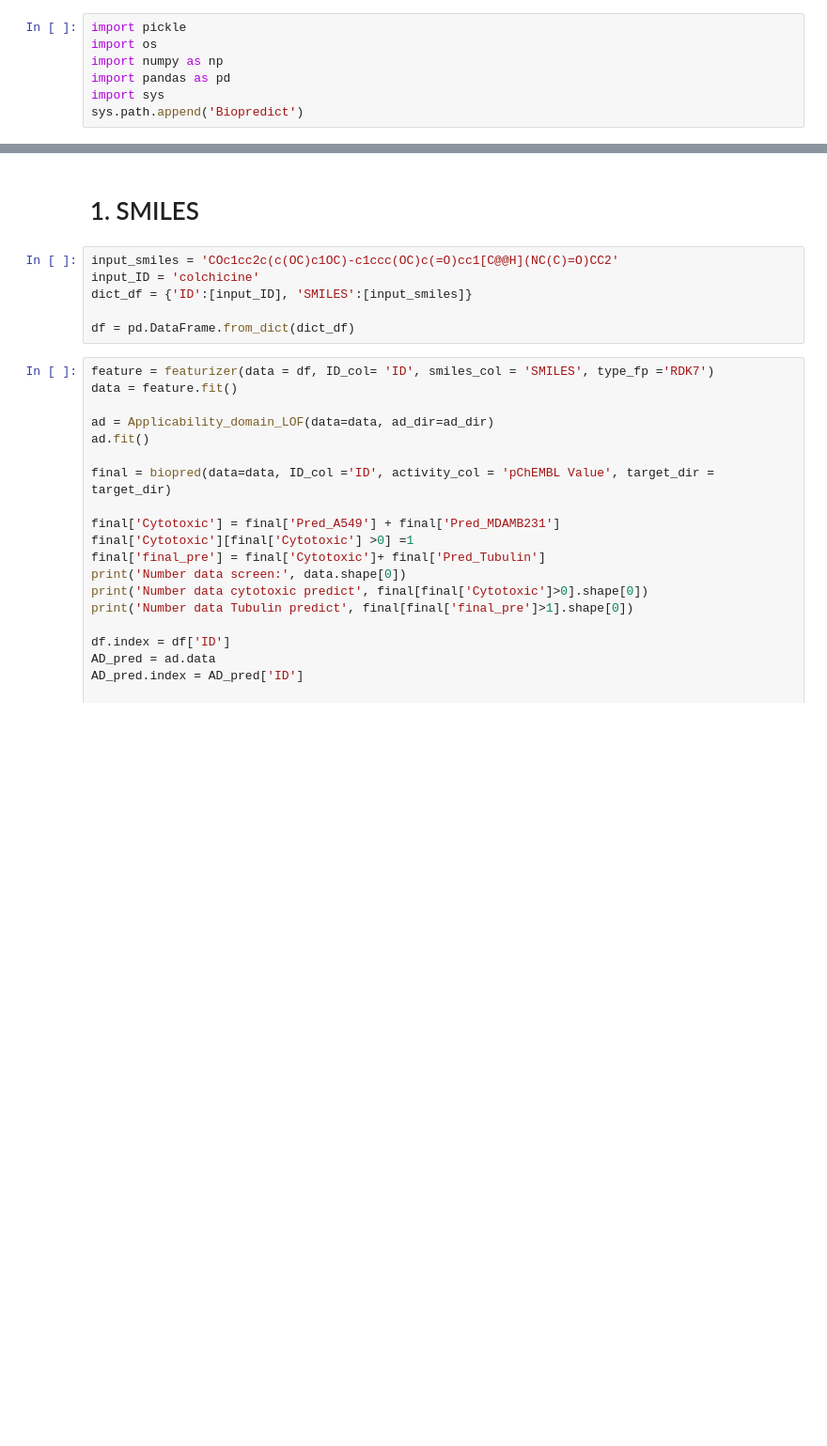
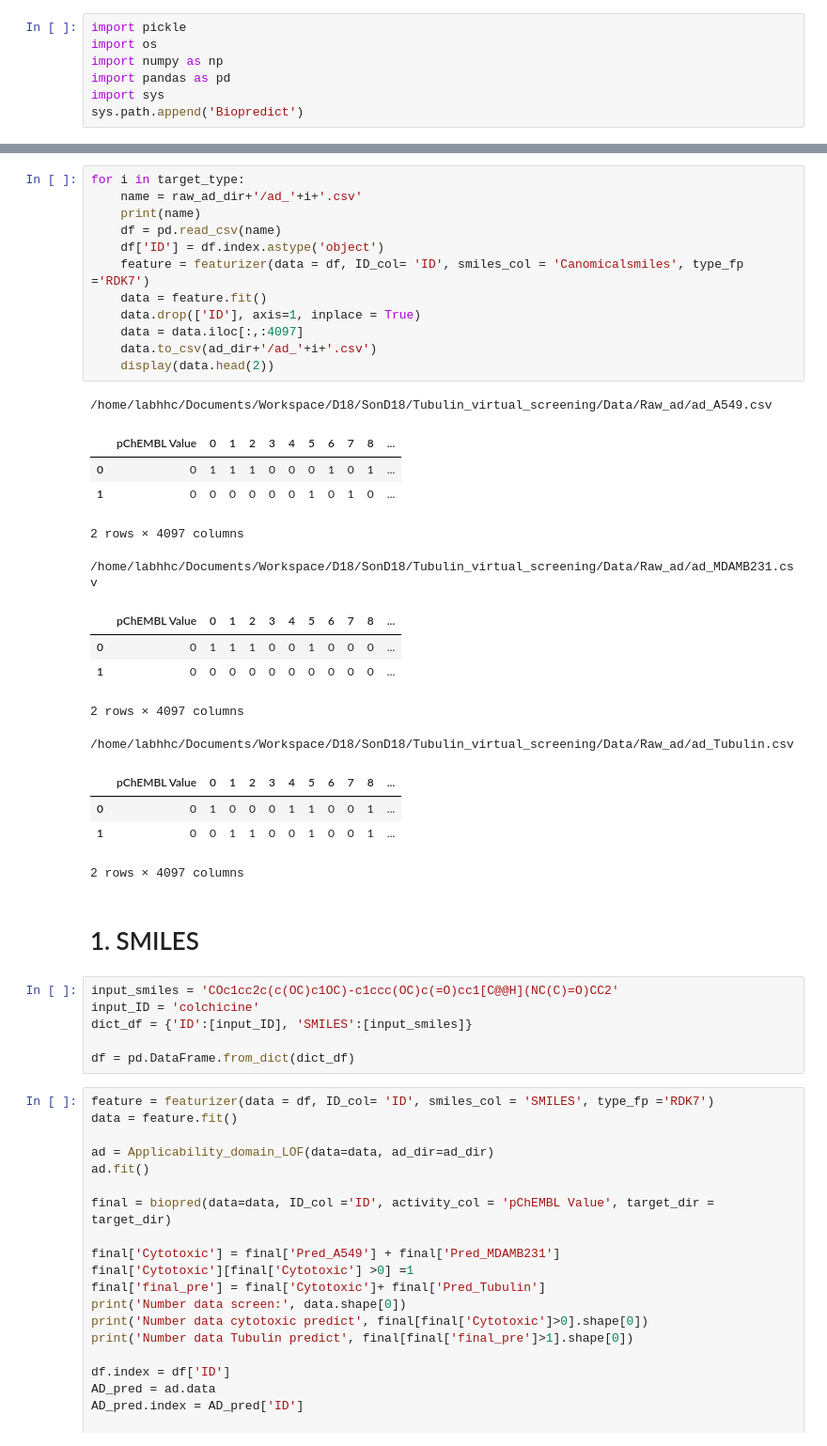
Before and after one commit to Medicine-Artificial-Intelligence/Tubulin_virtual_screening, a Jupyter notebook: Prediction.ipynb, the cells around one changed output, grey strips where cells are left out. Shown at 94% size. Cells and saved outputs as stored; diff of their text form; blank space fills up the shorter version.

```diff
--- a/Prediction.ipynb
+++ b/Prediction.ipynb
@@ -24,3 +43,31 @@ ad_dir = os.getcwd() +'/Data'
+# %%
+for i in target_type:
+    name = raw_ad_dir+'/ad_'+i+'.csv'
+    print(name)
+    df = pd.read_csv(name)
+    df['ID'] = df.index.astype('object')
+    feature = featurizer(data = df, ID_col= 'ID', smiles_col = 'Canomicalsmiles', type_fp ='RDK7')
+    data = feature.fit()
+    data.drop(['ID'], axis=1, inplace = True)
+    data = data.iloc[:,:4097]
+    data.to_csv(ad_dir+'/ad_'+i+'.csv')
+    display(data.head(2))
+# %% [output]
+/home/labhhc/Documents/Workspace/D18/SonD18/Tubulin_virtual_screening/Data/Raw_ad/ad_A549.csv
+|  | pChEMBL Value | 0 | 1 | 2 | 3 | 4 | 5 | 6 | 7 | 8 | ... |
+| 0 | 0 | 1 | 1 | 1 | 0 | 0 | 0 | 1 | 0 | 1 | ... |
+| 1 | 0 | 0 | 0 | 0 | 0 | 0 | 1 | 0 | 1 | 0 | ... |
+2 rows × 4097 columns
+/home/labhhc/Documents/Workspace/D18/SonD18/Tubulin_virtual_screening/Data/Raw_ad/ad_MDAMB231.csv
+|  | pChEMBL Value | 0 | 1 | 2 | 3 | 4 | 5 | 6 | 7 | 8 | ... |
+| 0 | 0 | 1 | 1 | 1 | 0 | 0 | 1 | 0 | 0 | 0 | ... |
+| 1 | 0 | 0 | 0 | 0 | 0 | 0 | 0 | 0 | 0 | 0 | ... |
+2 rows × 4097 columns
+/home/labhhc/Documents/Workspace/D18/SonD18/Tubulin_virtual_screening/Data/Raw_ad/ad_Tubulin.csv
+|  | pChEMBL Value | 0 | 1 | 2 | 3 | 4 | 5 | 6 | 7 | 8 | ... |
+| 0 | 0 | 1 | 0 | 0 | 0 | 1 | 1 | 0 | 0 | 1 | ... |
+| 1 | 0 | 0 | 1 | 1 | 0 | 0 | 1 | 0 | 0 | 1 | ... |
+2 rows × 4097 columns
 # %% [markdown]
 # 1. SMILES
 # %%
```
Also changed, not shown: parts of 4 cells of this notebook.
